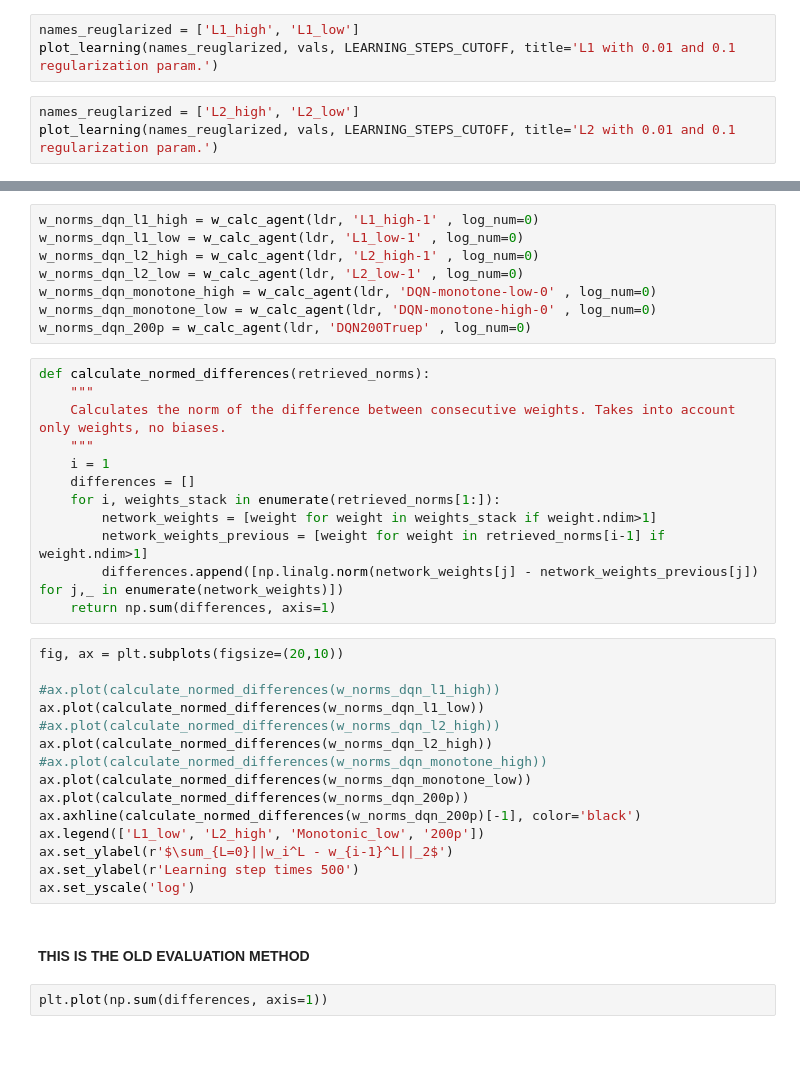
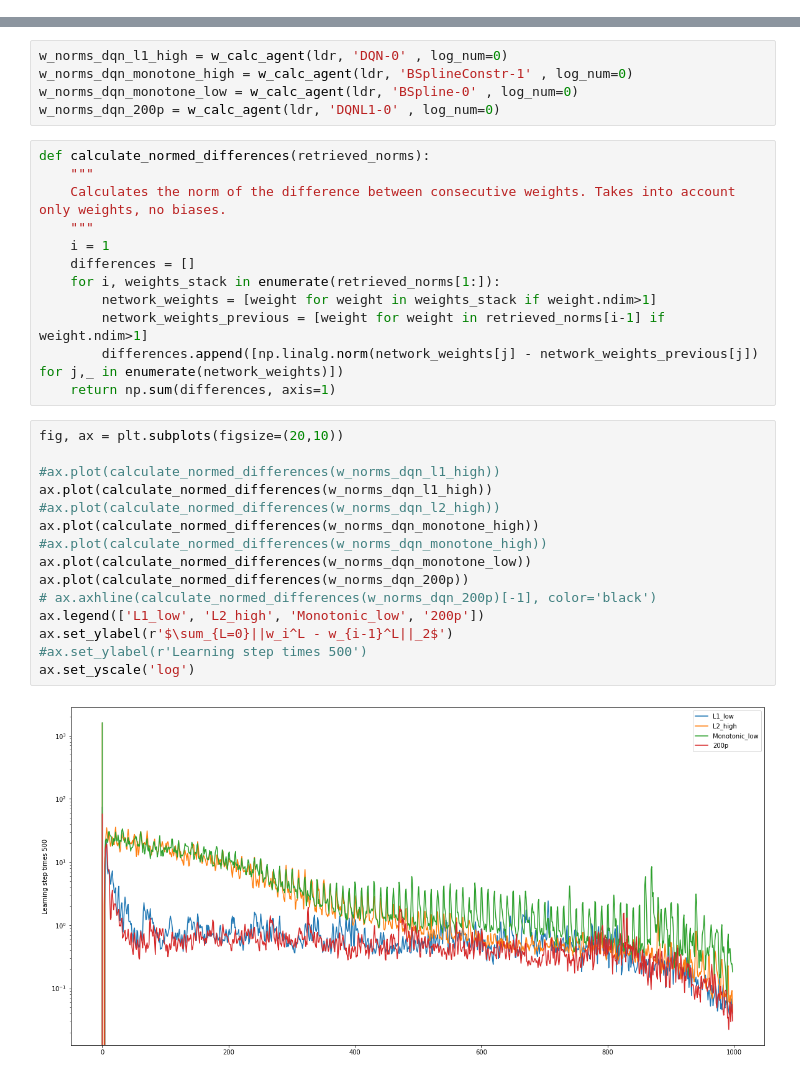
Before and after one commit to majkee15/credit_collections_rl, a Jupyter notebook: analysis_snipetz/results/regularizers_performance.ipynb, the cells around one changed output, grey strips where cells are left out. Drawn from its saved outputs; the diff is of its cells as text; blank space fills up the shorter version.

Commit message:
penalized dqn learning

```diff
--- a/analysis_snipetz/results/regularizers_performance.ipynb
+++ b/analysis_snipetz/results/regularizers_performance.ipynb
@@ -283,6 +285,0 @@ plot_learning(names_reuglarized, vals, LEARNING_STEPS_CUTOFF, title='All regular
-# %%
-names_reuglarized = ['L1_high', 'L1_low']
-plot_learning(names_reuglarized, vals, LEARNING_STEPS_CUTOFF, title='L1 with 0.01 and 0.1 regularization param.')
-# %%
-names_reuglarized = ['L2_high', 'L2_low']
-plot_learning(names_reuglarized, vals, LEARNING_STEPS_CUTOFF, title='L2 with 0.01 and 0.1 regularization param.')
@@ -359,11 +326,8 @@ os.path.join(cp, 'main_net.h5')
 # %%
-w_norms_dqn_l1_high = w_calc_agent(ldr, 'L1_high-1' , log_num=0)
-w_norms_dqn_l1_low = w_calc_agent(ldr, 'L1_low-1' , log_num=0)
-w_norms_dqn_l2_high = w_calc_agent(ldr, 'L2_high-1' , log_num=0)
-w_norms_dqn_l2_low = w_calc_agent(ldr, 'L2_low-1' , log_num=0)
-w_norms_dqn_monotone_high = w_calc_agent(ldr, 'DQN-monotone-low-0' , log_num=0)
-w_norms_dqn_monotone_low = w_calc_agent(ldr, 'DQN-monotone-high-0' , log_num=0)
-w_norms_dqn_200p = w_calc_agent(ldr, 'DQN200Truep' , log_num=0)
+w_norms_dqn_l1_high = w_calc_agent(ldr, 'DQN-0' , log_num=0)
+w_norms_dqn_monotone_high = w_calc_agent(ldr, 'BSplineConstr-1' , log_num=0)
+w_norms_dqn_monotone_low = w_calc_agent(ldr, 'BSpline-0' , log_num=0)
+w_norms_dqn_200p = w_calc_agent(ldr, 'DQNL1-0' , log_num=0)
 # %%
 def calculate_normed_differences(retrieved_norms):
     """
@@ -379,19 +343,17 @@ def calculate_normed_differences(retrieved_norms):
 # %%
 fig, ax = plt.subplots(figsize=(20,10))
 
 #ax.plot(calculate_normed_differences(w_norms_dqn_l1_high))
-ax.plot(calculate_normed_differences(w_norms_dqn_l1_low))
+ax.plot(calculate_normed_differences(w_norms_dqn_l1_high))
 #ax.plot(calculate_normed_differences(w_norms_dqn_l2_high))
-ax.plot(calculate_normed_differences(w_norms_dqn_l2_high))
+ax.plot(calculate_normed_differences(w_norms_dqn_monotone_high))
 #ax.plot(calculate_normed_differences(w_norms_dqn_monotone_high))
 ax.plot(calculate_normed_differences(w_norms_dqn_monotone_low))
 ax.plot(calculate_normed_differences(w_norms_dqn_200p))
-ax.axhline(calculate_normed_differences(w_norms_dqn_200p)[-1], color='black')
+# ax.axhline(calculate_normed_differences(w_norms_dqn_200p)[-1], color='black')
 ax.legend(['L1_low', 'L2_high', 'Monotonic_low', '200p'])
 ax.set_ylabel(r'$\sum_{L=0}||w_i^L - w_{i-1}^L||_2$')
-ax.set_ylabel(r'Learning step times 500')
+#ax.set_ylabel(r'Learning step times 500')
 ax.set_yscale('log')
+# %% [output]
+[figure, added]
-# %% [markdown]
-#### THIS IS THE OLD EVALUATION METHOD
-# %%
-plt.plot(np.sum(differences, axis=1))
```
Also changed, not shown: parts of 19 cells of this notebook, 10 other files.
